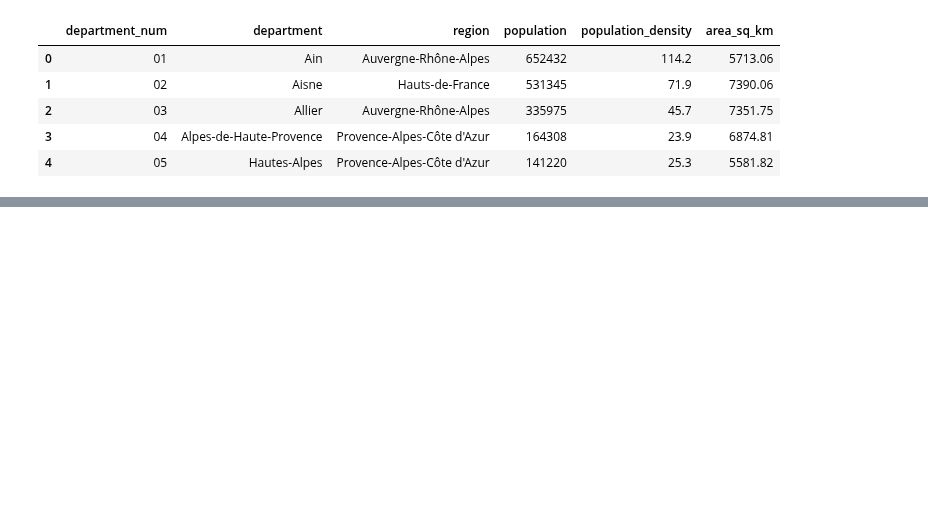
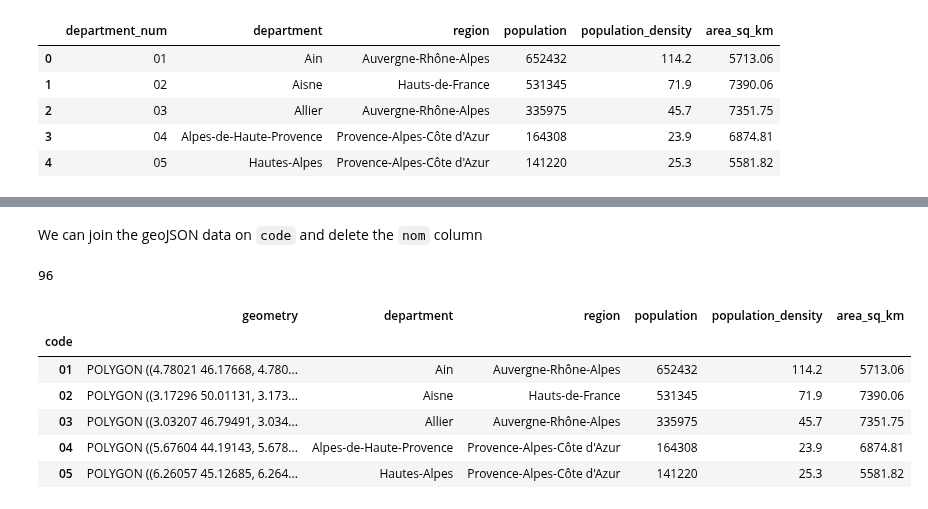
Before and after one commit to pineapple-bois/Michelin_Rated_Restaurants, a Jupyter notebook: Notebooks/France/France.ipynb, the cells around one changed output, grey strips where cells are left out. Saved outputs shown, nothing was run; the diff lists cells and outputs as text; code cells hidden in the pictures; blank space fills up the shorter version.

```diff
--- a/Notebooks/France/France.ipynb
+++ b/Notebooks/France/France.ipynb
@@ -312,0 +339,20 @@ demographics.head()
+# %% [markdown]
+We can join the geoJSON data on `code` and delete the `nom` column
+# %%
+# Merge dataframes
+merged = gdf.set_index('code').join(demographics.set_index('department_num'))
+
+# Delete 'nom' column in place
+merged.drop(columns='nom', inplace=True)
+
+print(len(merged))
+merged.head()
+# %% [output]
+96
+|  | geometry | department | region | population | population_density | area_sq_km |
+| code |  |  |  |  |  |  |
+| 01 | POLYGON ((4.78021 46.17668, 4.780... | Ain | Auvergne-Rhône-Alpes | 652432 | 114.2 | 5713.06 |
+| 02 | POLYGON ((3.17296 50.01131, 3.173... | Aisne | Hauts-de-France | 531345 | 71.9 | 7390.06 |
+| 03 | POLYGON ((3.03207 46.79491, 3.034... | Allier | Auvergne-Rhône-Alpes | 335975 | 45.7 | 7351.75 |
+| 04 | POLYGON ((5.67604 44.19143, 5.678... | Alpes-de-Haute-Provence | Provence-Alpes-Côte d'Azur | 164308 | 23.9 | 6874.81 |
+| 05 | POLYGON ((6.26057 45.12685, 6.264... | Hautes-Alpes | Provence-Alpes-Côte d'Azur | 141220 | 25.3 | 5581.82 |
```
Also changed, not shown: parts of 12 cells of this notebook, 1 other file.
